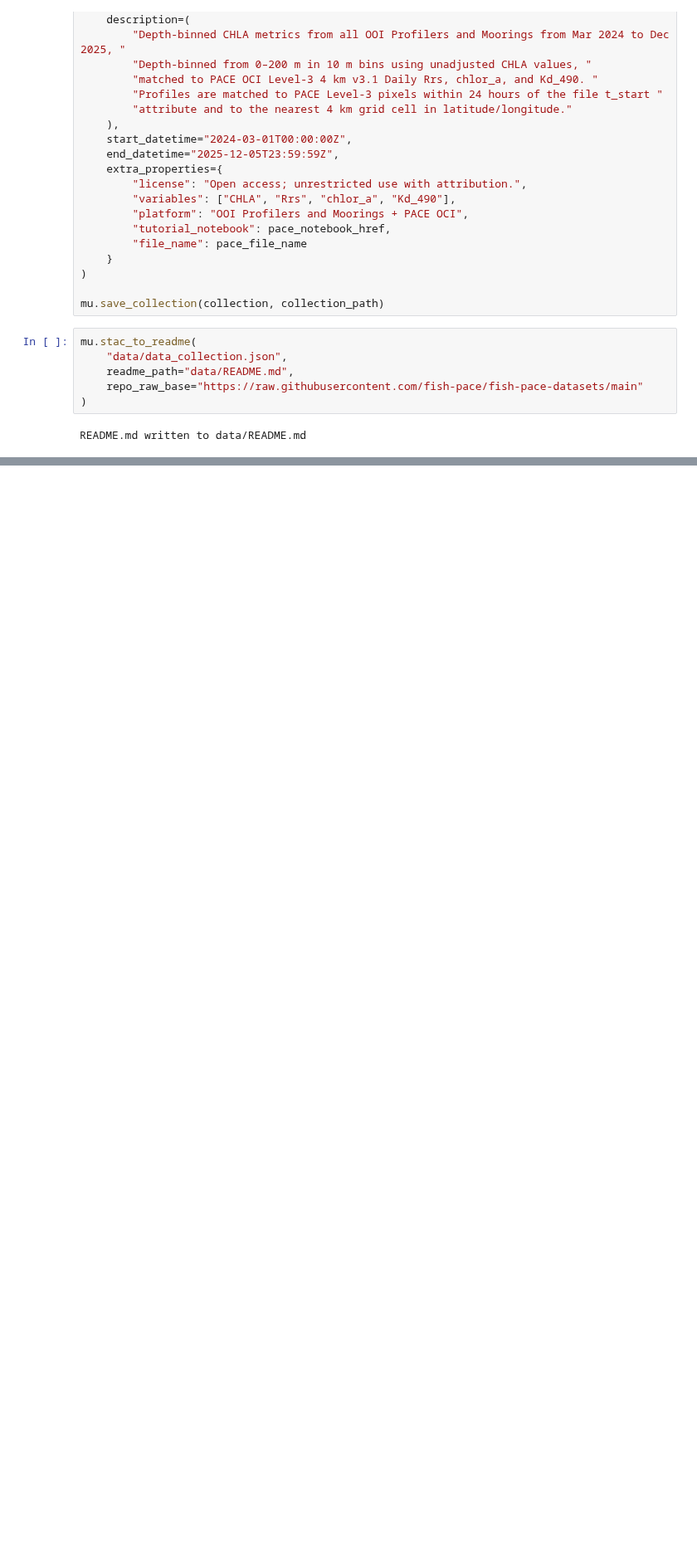
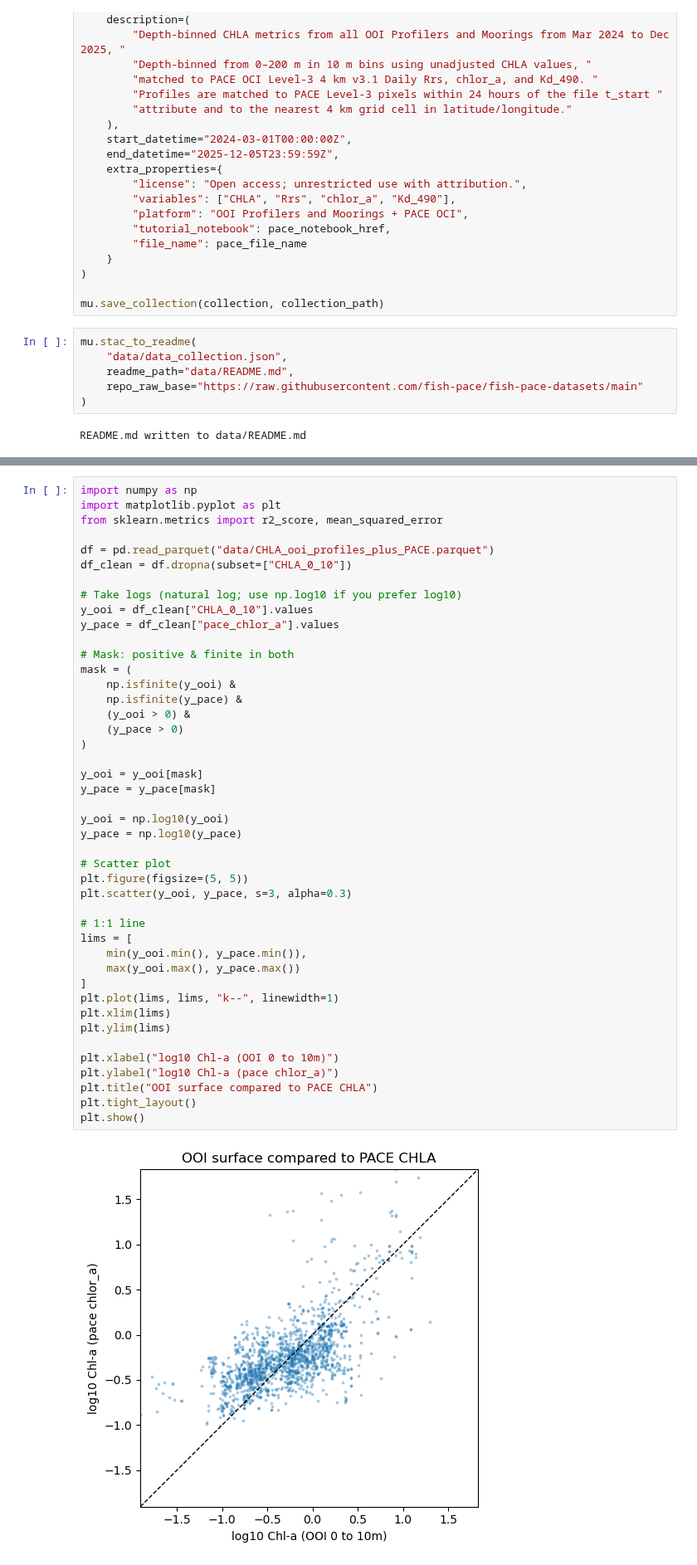
Before and after one commit to fish-pace/fish-pace-datasets, a Jupyter notebook: ooi.ipynb, the cells around one changed output, grey strips where cells are left out. Shown at 83% size. Drawn from its saved outputs; the diff is of its cells as text; blank space fills up the shorter version.

Commit message:
add meta data. fix CHLA cols

```diff
--- a/ooi.ipynb
+++ b/ooi.ipynb
@@ -1473,0 +1449,46 @@ README.md written to data/README.md
+# %%
+import numpy as np
+import matplotlib.pyplot as plt
+from sklearn.metrics import r2_score, mean_squared_error
+
+df = pd.read_parquet("data/CHLA_ooi_profiles_plus_PACE.parquet")
+df_clean = df.dropna(subset=["CHLA_0_10"])
+
+# Take logs (natural log; use np.log10 if you prefer log10)
+y_ooi = df_clean["CHLA_0_10"].values
+y_pace = df_clean["pace_chlor_a"].values
+
+# Mask: positive & finite in both
+mask = (
+    np.isfinite(y_ooi) &
+    np.isfinite(y_pace) &
+    (y_ooi > 0) &
+    (y_pace > 0)
+)
+
+y_ooi = y_ooi[mask]
+y_pace = y_pace[mask]
+
+y_ooi = np.log10(y_ooi)
+y_pace = np.log10(y_pace)
+
+# Scatter plot
+plt.figure(figsize=(5, 5))
+plt.scatter(y_ooi, y_pace, s=3, alpha=0.3)
+
+# 1:1 line
+lims = [
+    min(y_ooi.min(), y_pace.min()),
+    max(y_ooi.max(), y_pace.max())
+]
+plt.plot(lims, lims, "k--", linewidth=1)
+plt.xlim(lims)
+plt.ylim(lims)
+
+plt.xlabel("log10 Chl-a (OOI 0 to 10m)")
+plt.ylabel("log10 Chl-a (pace chlor_a)")
+plt.title("OOI surface compared to PACE CHLA")
+plt.tight_layout()
+plt.show()
+# %% [output]
+[figure, added]
```
Also changed, not shown: parts of 6 cells of this notebook, 2 other files.
